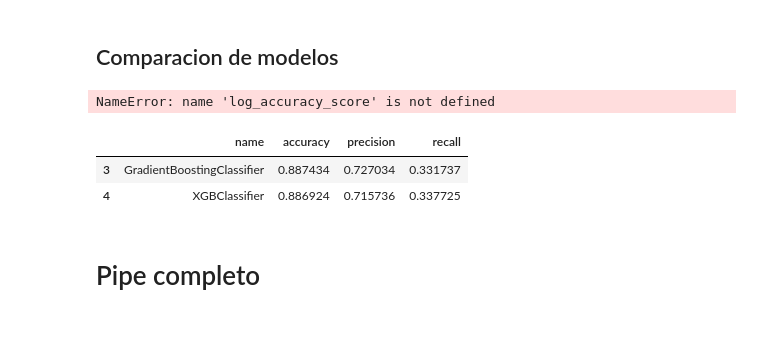
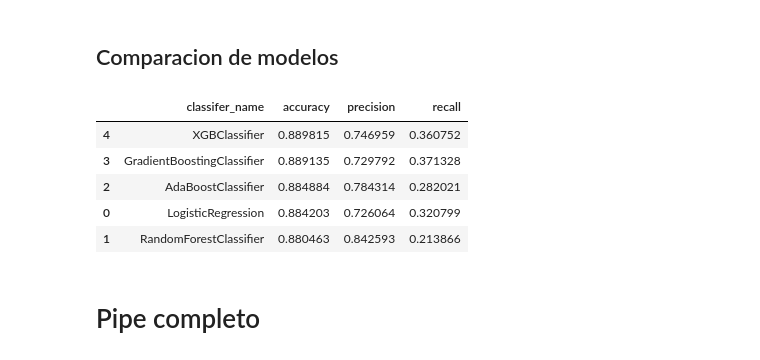
Before and after one commit to adilelle1/financial_inclusion_africa, a Jupyter notebook: financial_inclusion_africa.ipynb, the cells around one changed output. Drawn from its saved outputs; the diff is of its cells as text; code cells hidden in the pictures; blank space fills up the shorter version.

```diff
--- a/financial_inclusion_africa.ipynb
+++ b/financial_inclusion_africa.ipynb
@@ -683,22 +686,21 @@ xgb_precision_score = metrics.precision_score(y_test, y_pred_xgb)
 # %% [markdown]
 ## Comparacion de modelos
 # %%
-models = {'name': ['LogisticRegression','RandomForestClassifier','AdaBoostClassifier','GradientBoostingClassifier','XGBClassifier'],
+models = {'classifer_name': ['LogisticRegression','RandomForestClassifier','AdaBoostClassifier','GradientBoostingClassifier','XGBClassifier'],
         'accuracy': [log_accuracy_score,rf_accuracy_score,ada_accuracy_score,gb_accuracy_score,xgb_accuracy_score],
         'precision':[log_precision_score,rf_precision_score,ada_precision_score,gb_precision_score,xgb_precision_score],
         'recall':[log_recall_score,rf_recall_score,ada_recall_score,gb_recall_score,xgb_recall_score]}
 
 comp_modelos = pd.DataFrame(models)
-#comp_modelos.set_index('name',inplace=True)
+comp_modelos.to_csv('comparacion_modelos.csv')
 comp_modelos.sort_values(by='accuracy',ascending=False)
 # %% [output]
-NameError: name 'log_accuracy_score' is not defined
+|  | classifer_name | accuracy | precision | recall |
+| 4 | XGBClassifier | 0.889815 | 0.746959 | 0.360752 |
+| 3 | GradientBoostingClassifier | 0.889135 | 0.729792 | 0.371328 |
+| 2 | AdaBoostClassifier | 0.884884 | 0.784314 | 0.282021 |
+| 0 | LogisticRegression | 0.884203 | 0.726064 | 0.320799 |
+| 1 | RandomForestClassifier | 0.880463 | 0.842593 | 0.213866 |
-# %%
-comp_modelos.nlargest(columns= 'accuracy', n=2)
-# %% [output]
-|  | name | accuracy | precision | recall |
-| 3 | GradientBoostingClassifier | 0.887434 | 0.727034 | 0.331737 |
-| 4 | XGBClassifier | 0.886924 | 0.715736 | 0.337725 |
 # %% [markdown]
 # Pipe completo
 # %%
```
Also changed, not shown: parts of 20 cells of this notebook, 5 other files.
